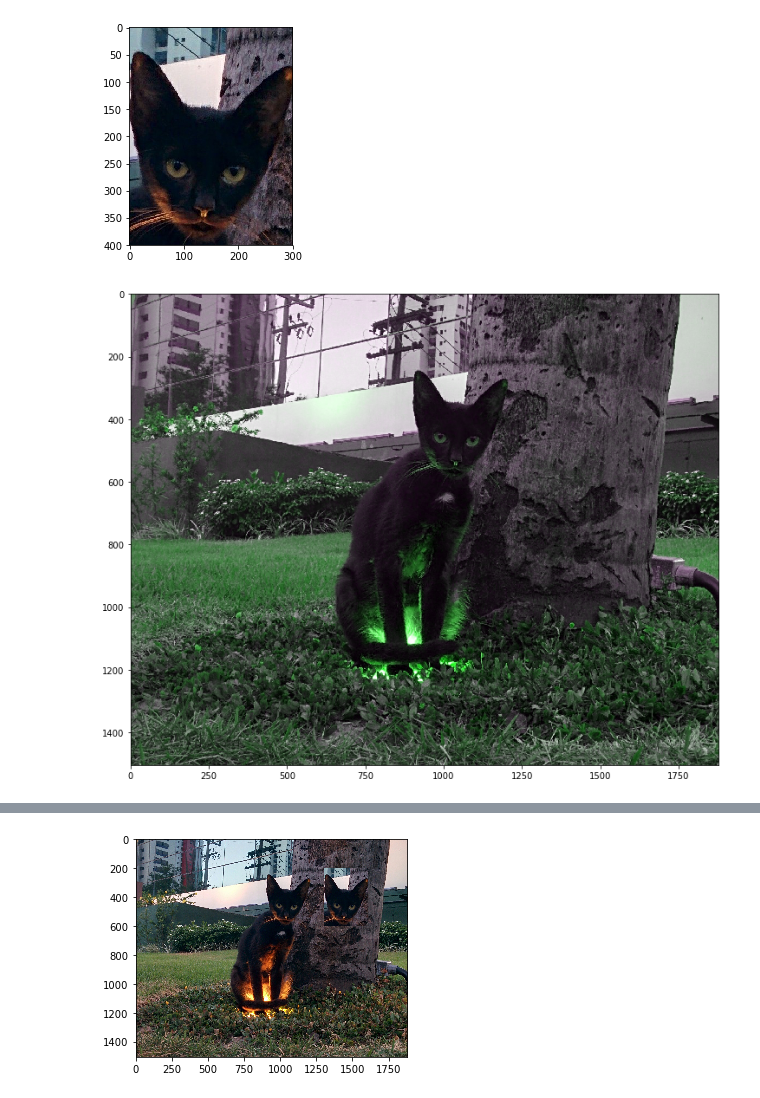
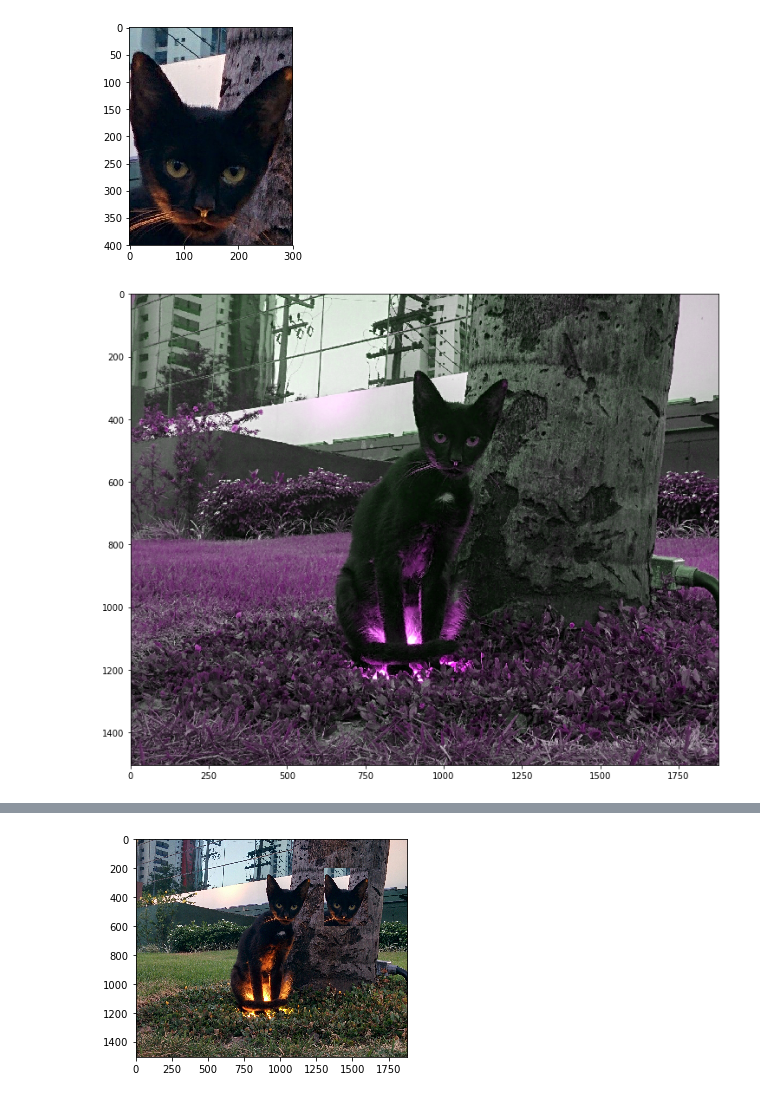
Before and after one commit to AssetBekbossynov/Computer-Vision, a Jupyter notebook: cv1.ipynb, the cells around one changed output, grey strips where cells are left out. Saved outputs shown, nothing was run; the diff lists cells and outputs as text; code cells hidden in the pictures.

```diff
--- a/cv1.ipynb
+++ b/cv1.ipynb
@@ -30,15 +30,18 @@ plt.show()
 # %% [output]
 [figure]
 # %%
+import matplotlib.pyplot as plt
+import matplotlib.image as pltimg
+im = pltimg.imread('6_26.jpg')
 fig = plt.figure(figsize=(15,10))
 temp1 = im[:,:,0]
 im[:,:,0] = im[:,:,1]
 im[:,:,1] = im[:,:,2]
 im[:,:,2] = temp1
 plt.imshow(im[:,:,0])
 plt.imshow(im[:,:,1])
 plt.imshow(im[:,:,2])
 plt.imshow(im)
 plt.show()
 # %% [output]
-[figure, old version]
+[figure, new version]
```
Also changed, not shown: parts of 4 cells of this notebook, 1 other file.
